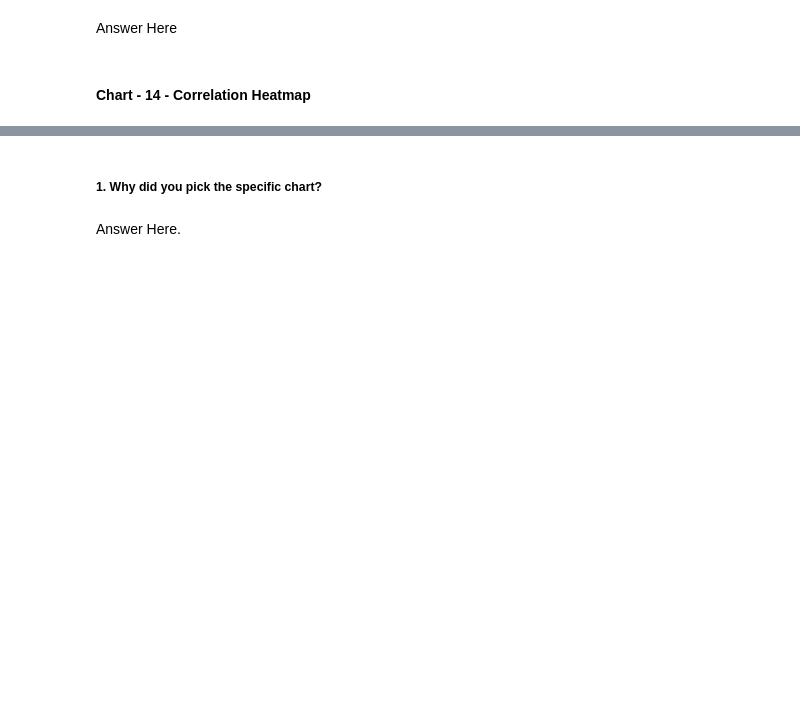
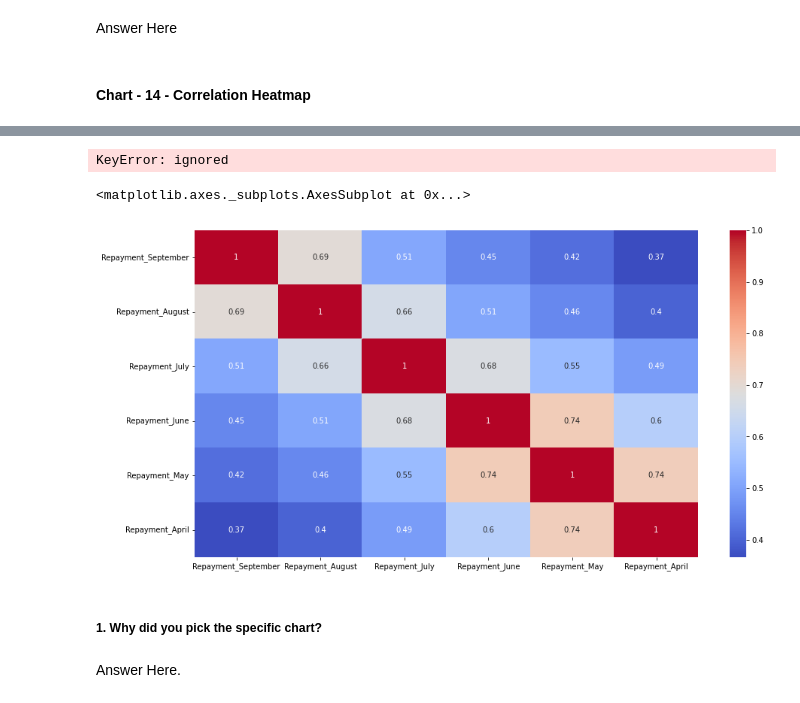
Before and after one commit to dileep-rawat/Capstone_Project_3-Credit_Card_default_Prediction, a Jupyter notebook: Credit_Card_Default_Prediction_Capstone_Project.ipynb, the cells around one changed output, grey strips where cells are left out. Cells and saved outputs as stored; diff of their text form; code cells hidden in the pictures; blank space fills up the shorter version.

```diff
--- a/Credit_Card_Default_Prediction_Capstone_Project.ipynb
+++ b/Credit_Card_Default_Prediction_Capstone_Project.ipynb
@@ -465,3 +645,17 @@ Answer Here
+# %%
+#Correlation With dependent Variable
+abs(credit_df.corr()['Defaulter']).sort_values(ascending=False)
+# %% [output]
+KeyError: ignored
+# %%
+# Correlation Heatmap visualization code
+ ## Correlation
+plt.figure(figsize=(15,8))
+correlation = credit_df.corr()
+sns.heatmap(abs(correlation), annot=True, cmap='coolwarm')
+# %% [output]
+<matplotlib.axes._subplots.AxesSubplot at 0x...>
+[figure, added]
 # %% [markdown]
 ##### 1. Why did you pick the specific chart?
 # %% [markdown]
```
Also changed, not shown: parts of 61 cells of this notebook.
